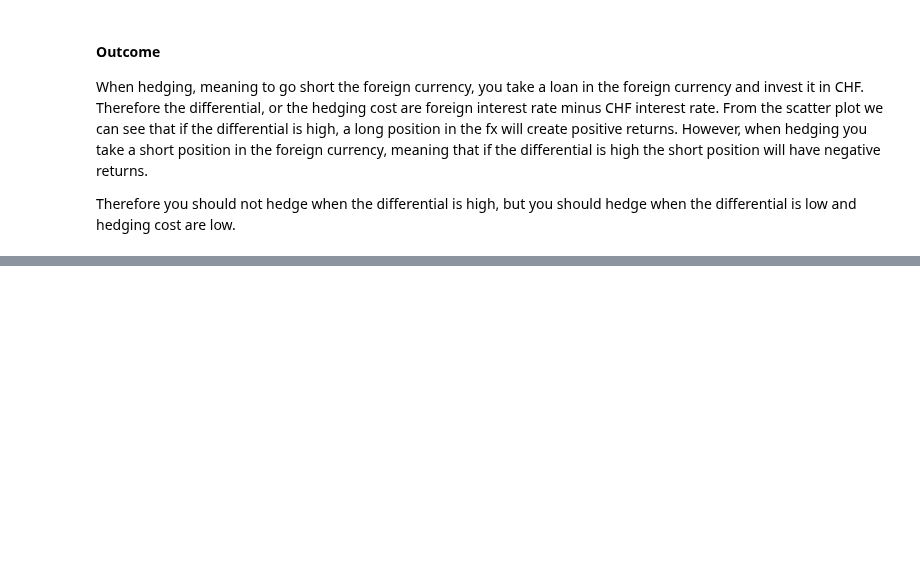
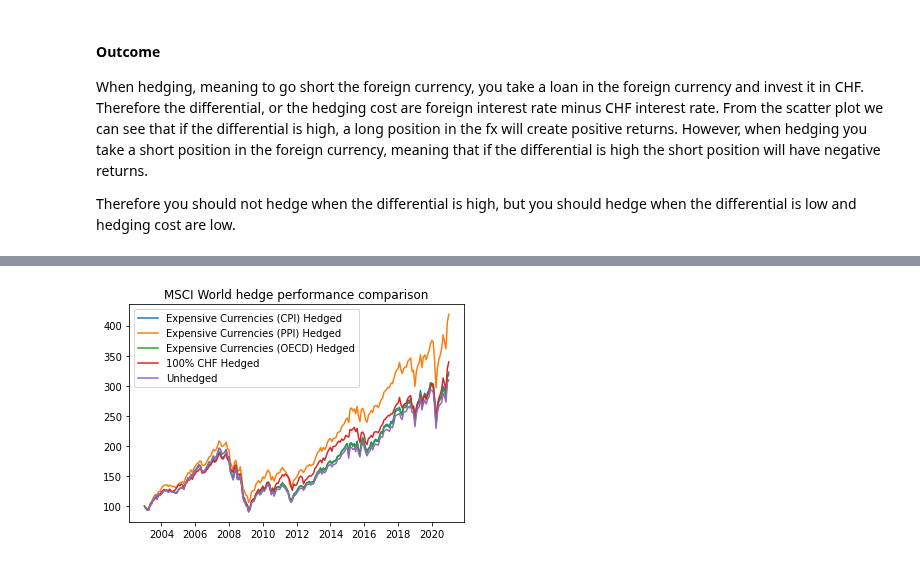
Before and after one commit to Tobias-Mann/Practicioners-Seminar-Notebook, a Jupyter notebook: Dynamic Currency Hedging.ipynb, the cells around one changed output, grey strips where cells are left out. Cells and saved outputs as stored; diff of their text form; code cells hidden in the pictures; blank space fills up the shorter version.

```diff
--- a/Dynamic Currency Hedging.ipynb
+++ b/Dynamic Currency Hedging.ipynb
@@ -229,0 +396,47 @@ Therefore you should not hedge when the differential is high, but you should hed
+# %%
+# Determine partially hedged MSCI World returns
+
+# Returns are weights of previous period * return of asset
+backtest_expensive_hedge_returns_cpi = backtest_expensive_hedge_weights_cpi.shift(1) * backtest_asset_returns
+backtest_expensive_hedge_returns_cpi = backtest_expensive_hedge_returns_cpi.sum(axis=1)
+
+backtest_expensive_hedge_returns_ppi = backtest_expensive_hedge_weights_ppi.shift(1) * backtest_asset_returns
+backtest_expensive_hedge_returns_ppi = backtest_expensive_hedge_returns_ppi.sum(axis=1)
+
+backtest_expensive_hedge_returns_oecd = backtest_expensive_hedge_weights_oecd.shift(1) * backtest_asset_returns
+backtest_expensive_hedge_returns_oecd = backtest_expensive_hedge_returns_oecd.sum(axis=1)
+
+backtest_expensive_hedge_returns_check = backtest_expensive_hedge_weights_check.shift(1) * backtest_asset_returns
+backtest_expensive_hedge_returns_check = backtest_expensive_hedge_returns_check.sum(axis=1)
+
+# Change back to log returns to aggregate over time
+backtest_expensive_hedge_returns_cpi = np.log(1+backtest_expensive_hedge_returns_cpi)
+backtest_expensive_hedge_returns_ppi = np.log(1+backtest_expensive_hedge_returns_ppi)
+backtest_expensive_hedge_returns_oecd = np.log(1+backtest_expensive_hedge_returns_oecd)
+backtest_expensive_hedge_returns_check = np.log(1+backtest_expensive_hedge_returns_check)
+
+# Create index by multiplying 100 with 1 + simple return over time???
+backtest_expensive_hedge_cpi = 100*(np.exp(backtest_expensive_hedge_returns_cpi.cumsum()))
+backtest_expensive_hedge_ppi = 100*(np.exp(backtest_expensive_hedge_returns_ppi.cumsum()))
+backtest_expensive_hedge_oecd = 100*(np.exp(backtest_expensive_hedge_returns_oecd.cumsum()))
+backtest_expensive_hedge_check = 100*(np.exp(backtest_expensive_hedge_returns_check.cumsum()))
+# %%
+# Compare with 100% CHF hedged MSCI World
+backtest_benchmark_hedged_msci_world_returns = np.log(df_msci_world_h_chf_m['M0WOHCHF Index'].loc[backtest_expensive_hedge_cpi.index]).diff()
+backtest_benchmark_hedged_msci_world = 100*(np.exp(backtest_benchmark_hedged_msci_world_returns.cumsum()))
+
+# Compare with unhedged MSCI World
+backtest_benchmark_unhedged_msci_world_returns = np.log(df_msci_world_chf_m.loc[backtest_expensive_hedge_cpi.index]).diff()
+backtest_benchmark_unhedged_msci_world = 100*(np.exp(backtest_benchmark_unhedged_msci_world_returns.cumsum()))
+
+plt.plot(backtest_expensive_hedge_cpi)
+plt.plot(backtest_expensive_hedge_ppi)
+plt.plot(backtest_expensive_hedge_oecd)
+plt.plot(backtest_benchmark_hedged_msci_world)
+plt.plot(backtest_benchmark_unhedged_msci_world)
+
+plt.title('MSCI World hedge performance comparison')
+plt.legend(['Expensive Currencies (CPI) Hedged', 'Expensive Currencies (PPI) Hedged', 'Expensive Currencies (OECD) Hedged', '100% CHF Hedged', 'Unhedged'])
+plt.savefig('Plots/MSCI_World_relative_strength_hedge_comparison.jpg', dpi=300)
+# %% [output]
+[figure, added]
```
Also changed, not shown: parts of 23 cells of this notebook, 1 other file.
